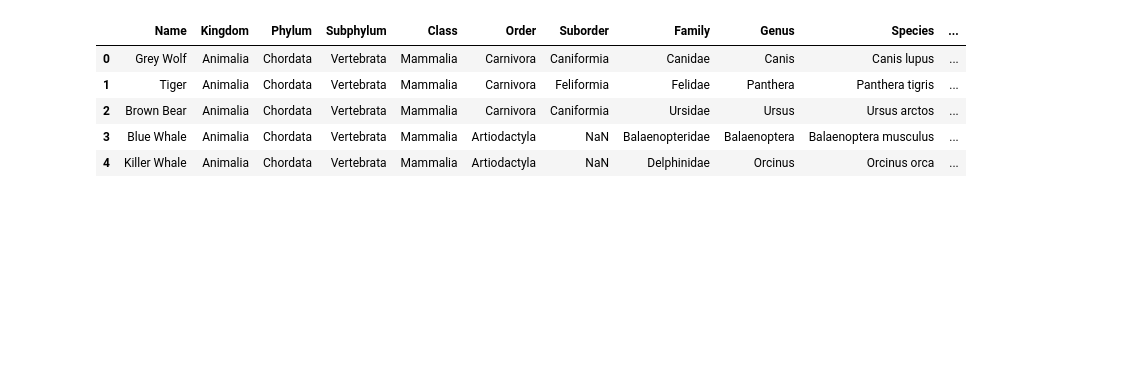
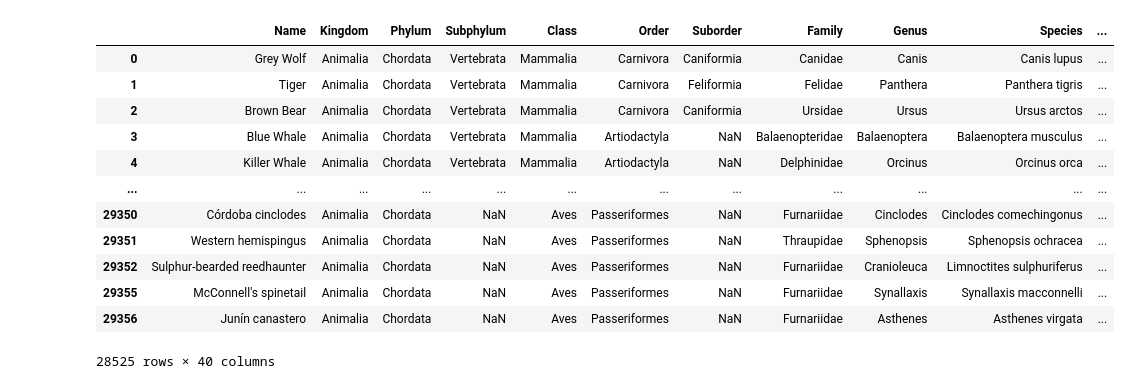
Before and after one commit to hoangitusk20/NMKHDL_doAn, a Jupyter notebook: DoAnCK/source/dat_va_tra_loi_cau_hoi/read_file.ipynb, the cells around one changed output. Saved outputs shown, nothing was run; the diff lists cells and outputs as text; code cells hidden in the pictures; blank space fills up the shorter version.

```diff
--- a/DoAnCK/source/dat_va_tra_loi_cau_hoi/read_file.ipynb
+++ b/DoAnCK/source/dat_va_tra_loi_cau_hoi/read_file.ipynb
@@ -6,14 +6,21 @@ pd.set_option('display.max_columns', None)
 # %%
 data_df = pd.read_csv("../kham_pha_du_lieu/animals_split_info.csv", index_col = 0)
 # data_df = data_df.drop(columns = data_df.columns[0], axis = 1)
-data_df.head()
+data_df
 # %% [output]
 |  | Name | Kingdom | Phylum | Subphylum | Class | Order | Suborder | Family | Genus | Species | ... |
 | 0 | Grey Wolf | Animalia | Chordata | Vertebrata | Mammalia | Carnivora | Caniformia | Canidae | Canis | Canis lupus | ... |
 | 1 | Tiger | Animalia | Chordata | Vertebrata | Mammalia | Carnivora | Feliformia | Felidae | Panthera | Panthera tigris | ... |
 | 2 | Brown Bear | Animalia | Chordata | Vertebrata | Mammalia | Carnivora | Caniformia | Ursidae | Ursus | Ursus arctos | ... |
 | 3 | Blue Whale | Animalia | Chordata | Vertebrata | Mammalia | Artiodactyla | NaN | Balaenopteridae | Balaenoptera | Balaenoptera musculus | ... |
 | 4 | Killer Whale | Animalia | Chordata | Vertebrata | Mammalia | Artiodactyla | NaN | Delphinidae | Orcinus | Orcinus orca | ... |
+| ... | ... | ... | ... | ... | ... | ... | ... | ... | ... | ... | ... |
+| 29350 | Córdoba cinclodes | Animalia | Chordata | NaN | Aves | Passeriformes | NaN | Furnariidae | Cinclodes | Cinclodes comechingonus | ... |
+| 29351 | Western hemispingus | Animalia | Chordata | NaN | Aves | Passeriformes | NaN | Thraupidae | Sphenopsis | Sphenopsis ochracea | ... |
+| 29352 | Sulphur-bearded reedhaunter | Animalia | Chordata | NaN | Aves | Passeriformes | NaN | Furnariidae | Cranioleuca | Limnoctites sulphuriferus | ... |
+| 29355 | McConnell's spinetail | Animalia | Chordata | NaN | Aves | Passeriformes | NaN | Furnariidae | Synallaxis | Synallaxis macconnelli | ... |
+| 29356 | Junín canastero | Animalia | Chordata | NaN | Aves | Passeriformes | NaN | Furnariidae | Asthenes | Asthenes virgata | ... |
+28525 rows × 40 columns
 # %%
 for i in data_df:
     if type(data_df[i][0]) == str and data_df[i][0][0] == "[":
```
Also changed, not shown: parts of 1 cell of this notebook, 2 other files.
